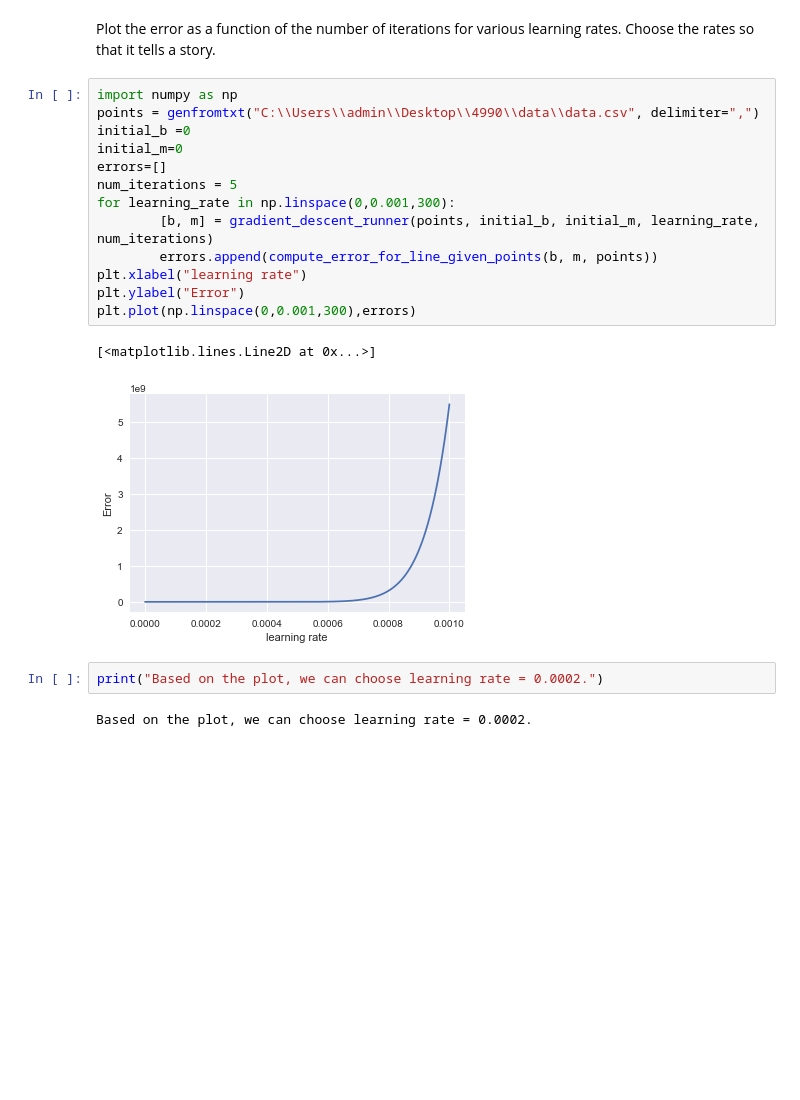
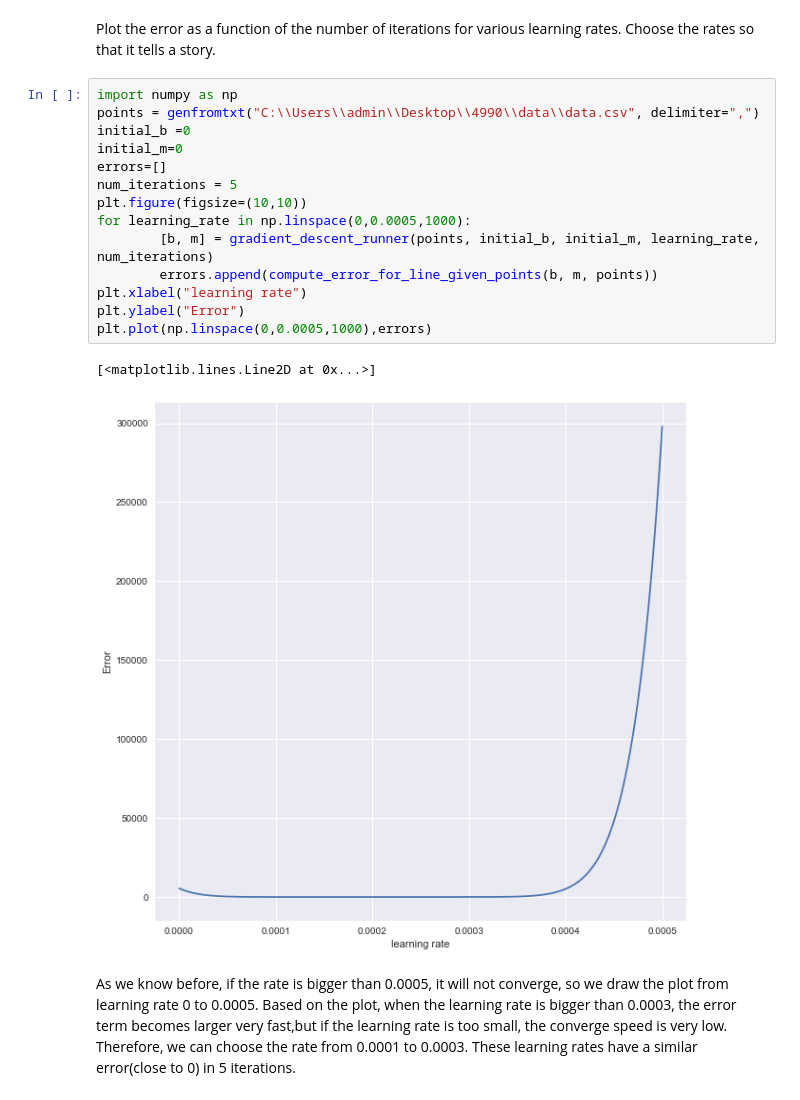
Before and after one commit to Columbia-Intro-Data-Science/python-introduction-zh2290, a Jupyter notebook: HW1.ipynb, the cells around one changed output. Cells and saved outputs as stored; diff of their text form; blank space fills up the shorter version.

```diff
--- a/HW1.ipynb
+++ b/HW1.ipynb
@@ -429,20 +443,19 @@ so that it tells a story.
 # %%
 import numpy as np
 points = genfromtxt("C:\\Users\\admin\\Desktop\\4990\\data\\data.csv", delimiter=",")
 initial_b =0
 initial_m=0
 errors=[]
 num_iterations = 5
-for learning_rate in np.linspace(0,0.001,300):
+plt.figure(figsize=(10,10))
+for learning_rate in np.linspace(0,0.0005,1000):
         [b, m] = gradient_descent_runner(points, initial_b, initial_m, learning_rate, num_iterations)
         errors.append(compute_error_for_line_given_points(b, m, points))
 plt.xlabel("learning rate")
 plt.ylabel("Error")
-plt.plot(np.linspace(0,0.001,300),errors)
+plt.plot(np.linspace(0,0.0005,1000),errors)
 # %% [output]
 [<matplotlib.lines.Line2D at 0x...>]
-[figure, old version]
+[figure, new version]
-# %%
-print("Based on the plot, we can choose learning rate = 0.0002.")
-# %% [output]
-Based on the plot, we can choose learning rate = 0.0002.
+# %% [markdown]
+As we know before, if the rate is bigger than 0.0005, it will not converge, so we draw the plot from learning rate 0 to 0.0005. Based on the plot, when the learning rate is bigger than 0.0003, the error term becomes larger very fast,but if the learning rate is too small, the converge speed is very low. Therefore, we can choose the rate from 0.0001 to 0.0003. These learning rates have a similar error(close to 0) in 5 iterations.
```
Also changed, not shown: parts of 14 cells of this notebook.
